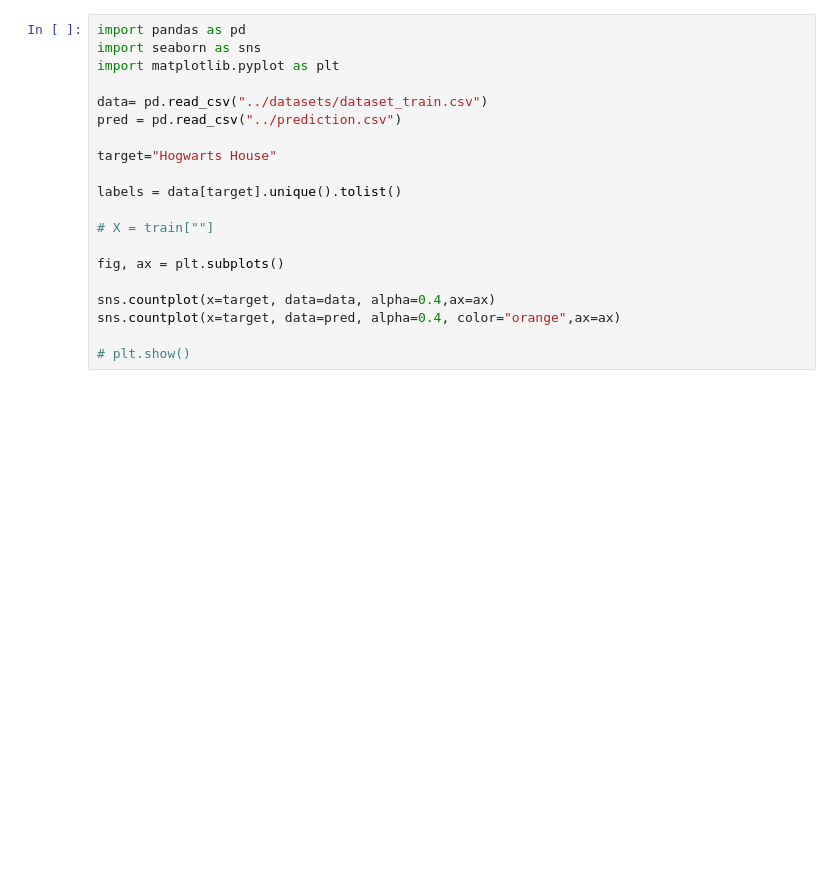
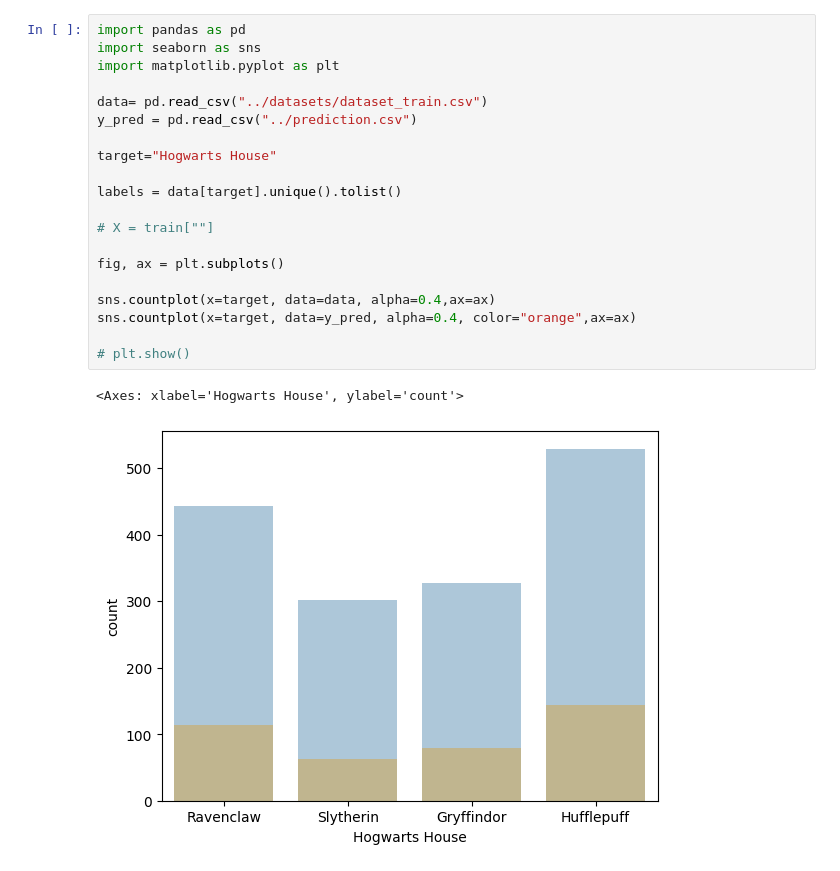
Before and after one commit to facoleur/ft_dslr, a Jupyter notebook: src/eda.ipynb, the cells around one changed output. Cells and saved outputs as stored; diff of their text form; blank space fills up the shorter version.

```diff
--- a/src/eda.ipynb
+++ b/src/eda.ipynb
@@ -1,23 +1,26 @@
 # %%
 import pandas as pd
 import seaborn as sns
 import matplotlib.pyplot as plt
 
 data= pd.read_csv("../datasets/dataset_train.csv")
-pred = pd.read_csv("../prediction.csv")
+y_pred = pd.read_csv("../prediction.csv")
 
 target="Hogwarts House"
 
 labels = data[target].unique().tolist()
 
 # X = train[""]
 
 fig, ax = plt.subplots()
 
 sns.countplot(x=target, data=data, alpha=0.4,ax=ax)
-sns.countplot(x=target, data=pred, alpha=0.4, color="orange",ax=ax)
+sns.countplot(x=target, data=y_pred, alpha=0.4, color="orange",ax=ax)
 
 # plt.show()
+# %% [output]
+<Axes: xlabel='Hogwarts House', ylabel='count'>
+[figure, added]
 # %%
 cols_to_drop = ["Index", "First Name", "Last Name", "Birthday"]
 data = data[data.columns.difference(cols_to_drop).tolist()]  # type: ignore
```
Also changed, not shown: parts of 11 cells of this notebook, 17 other files.
